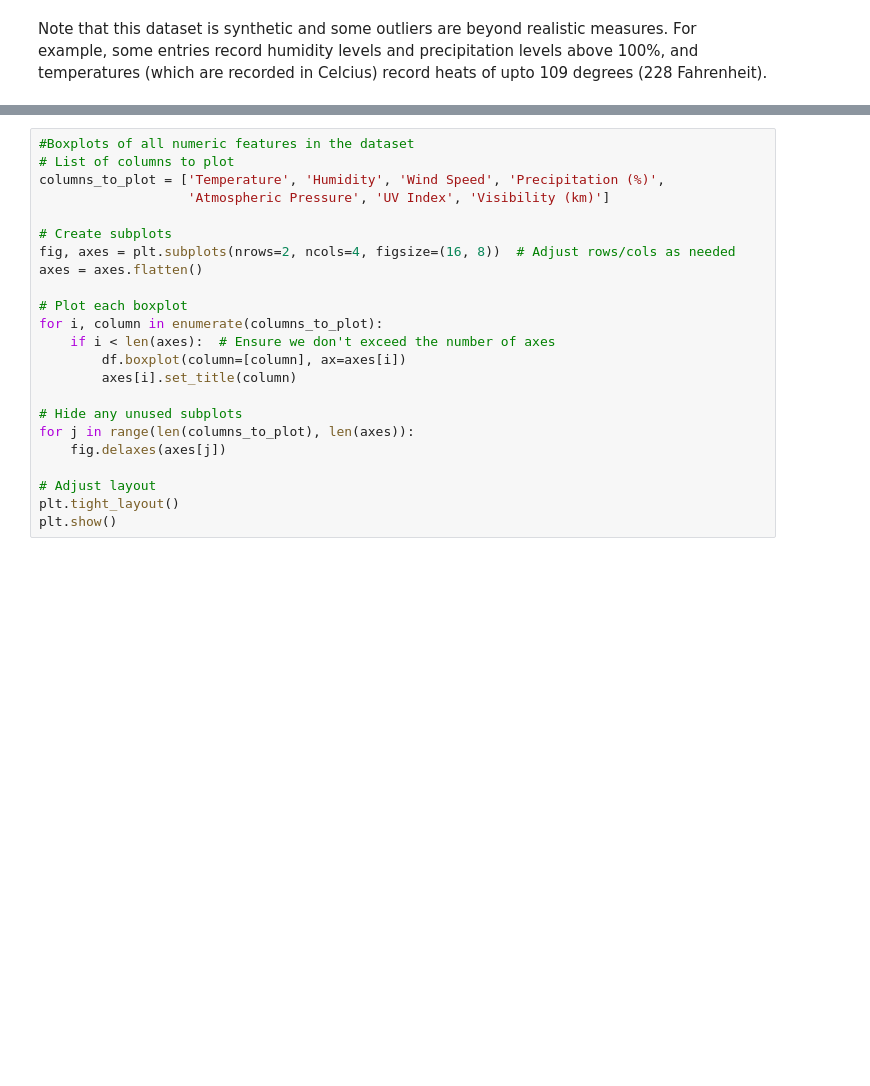
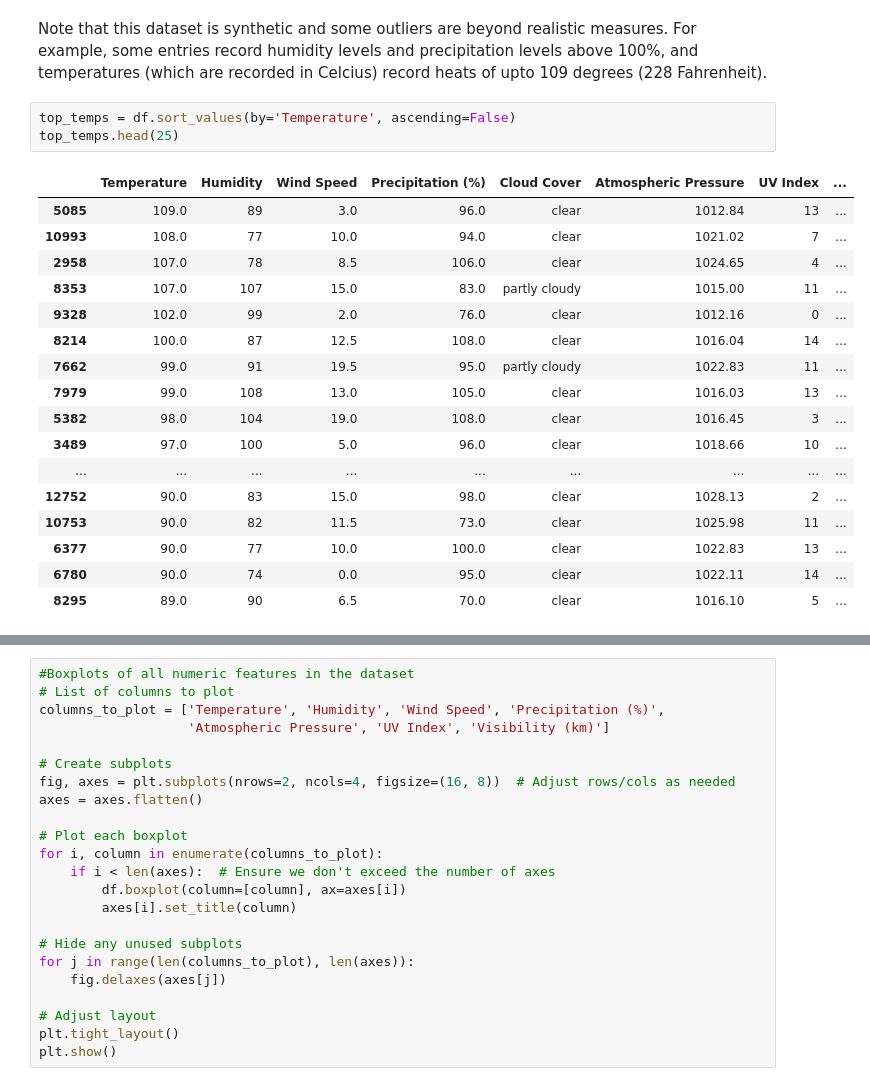
Before and after one commit to rhit-jaegerba/CSSE-MA415-Predicting-Weather, a Jupyter notebook: PrelimWork.ipynb, the cells around one changed output, grey strips where cells are left out. Drawn from its saved outputs; the diff is of its cells as text; blank space fills up the shorter version.

```diff
--- a/PrelimWork.ipynb
+++ b/PrelimWork.ipynb
@@ -108,3 +108,24 @@ min              800.120000      0.000000         0.000000
 max             1199.210000     14.000000        20.000000
 # %% [markdown]
 Note that this dataset is synthetic and some outliers are beyond realistic measures. For example, some entries record humidity levels and precipitation levels above 100%, and temperatures (which are recorded in Celcius) record heats of upto 109 degrees (228 Fahrenheit).
+# %%
+top_temps = df.sort_values(by='Temperature', ascending=False)
+top_temps.head(25)
+# %% [output]
+|  | Temperature | Humidity | Wind Speed | Precipitation (%) | Cloud Cover | Atmospheric Pressure | UV Index | ... |
+| 5085 | 109.0 | 89 | 3.0 | 96.0 | clear | 1012.84 | 13 | ... |
+| 10993 | 108.0 | 77 | 10.0 | 94.0 | clear | 1021.02 | 7 | ... |
+| 2958 | 107.0 | 78 | 8.5 | 106.0 | clear | 1024.65 | 4 | ... |
+| 8353 | 107.0 | 107 | 15.0 | 83.0 | partly cloudy | 1015.00 | 11 | ... |
+| 9328 | 102.0 | 99 | 2.0 | 76.0 | clear | 1012.16 | 0 | ... |
+| 8214 | 100.0 | 87 | 12.5 | 108.0 | clear | 1016.04 | 14 | ... |
+| 7662 | 99.0 | 91 | 19.5 | 95.0 | partly cloudy | 1022.83 | 11 | ... |
+| 7979 | 99.0 | 108 | 13.0 | 105.0 | clear | 1016.03 | 13 | ... |
+| 5382 | 98.0 | 104 | 19.0 | 108.0 | clear | 1016.45 | 3 | ... |
+| 3489 | 97.0 | 100 | 5.0 | 96.0 | clear | 1018.66 | 10 | ... |
+| ... | ... | ... | ... | ... | ... | ... | ... | ... |
+| 12752 | 90.0 | 83 | 15.0 | 98.0 | clear | 1028.13 | 2 | ... |
+| 10753 | 90.0 | 82 | 11.5 | 73.0 | clear | 1025.98 | 11 | ... |
+| 6377 | 90.0 | 77 | 10.0 | 100.0 | clear | 1022.83 | 13 | ... |
+| 6780 | 90.0 | 74 | 0.0 | 95.0 | clear | 1022.11 | 14 | ... |
+| 8295 | 89.0 | 90 | 6.5 | 70.0 | clear | 1016.10 | 5 | ... |
```
Also changed, not shown: parts of 4 cells of this notebook.
